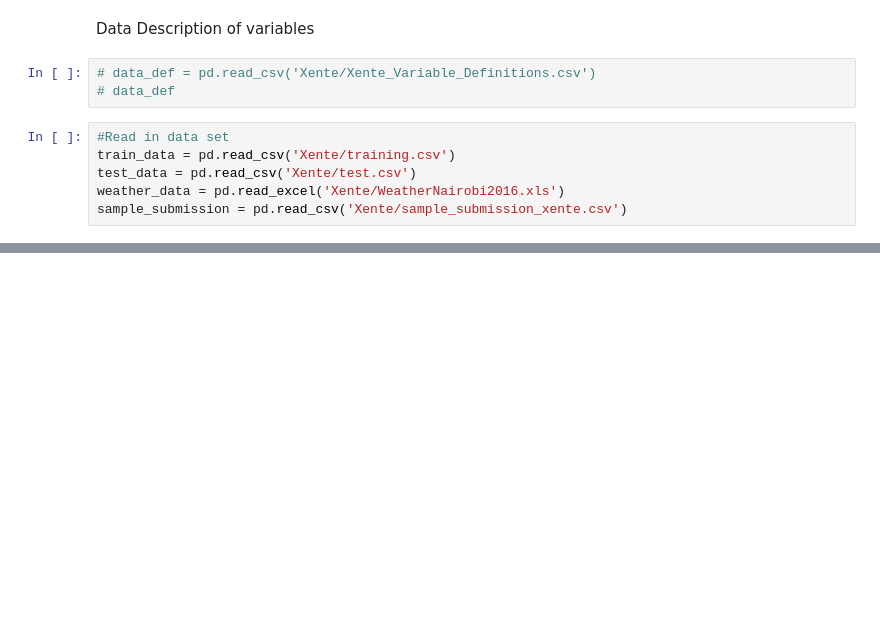
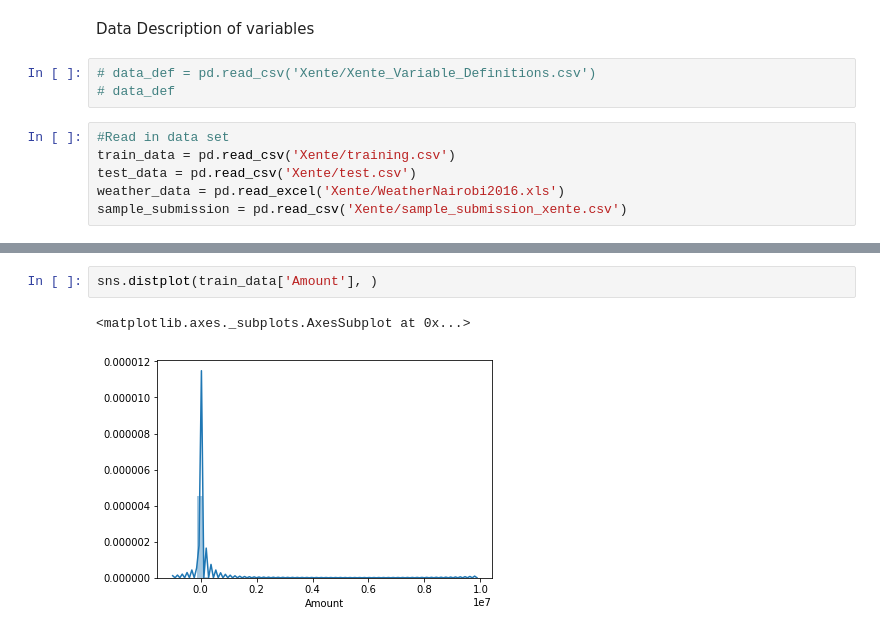
Before and after one commit to risenW/datasist, a Jupyter notebook: visualz/visualz/xente challenge.ipynb, the cells around one changed output, grey strips where cells are left out. Cells and saved outputs as stored; diff of their text form; blank space fills up the shorter version.

```diff
--- a/visualz/visualz/xente challenge.ipynb
+++ b/visualz/visualz/xente challenge.ipynb
@@ -121,0 +29,5 @@ TransactionStartTime feature has too many categories and will not be ploted
+# %%
+sns.distplot(train_data['Amount'], )
+# %% [output]
+<matplotlib.axes._subplots.AxesSubplot at 0x...>
+[figure, added]
```
Also changed, not shown: parts of 4 cells of this notebook, 1 other file.
